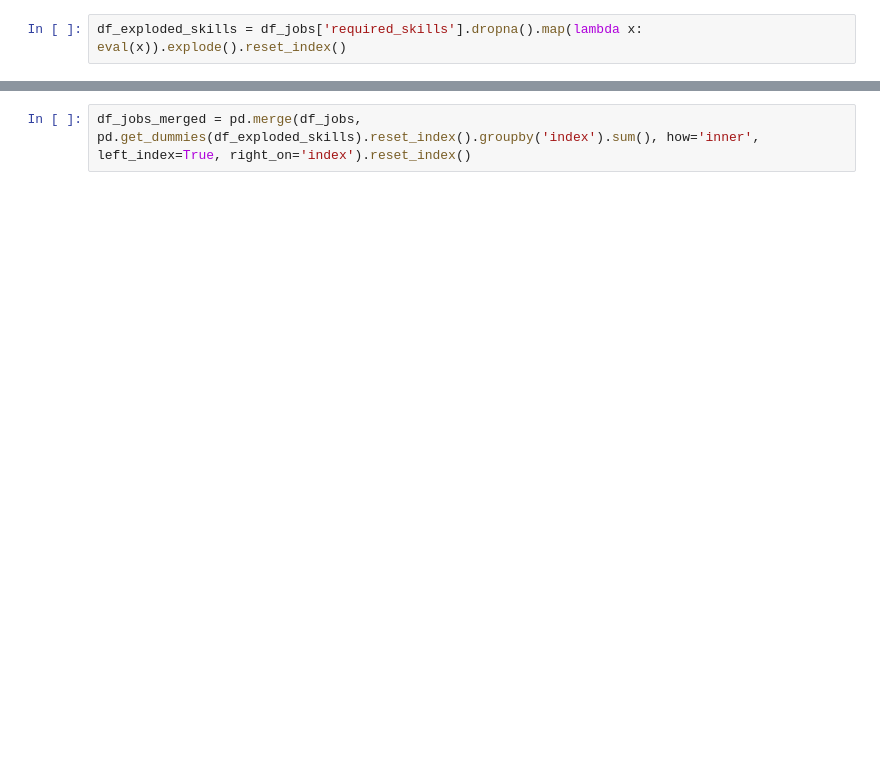
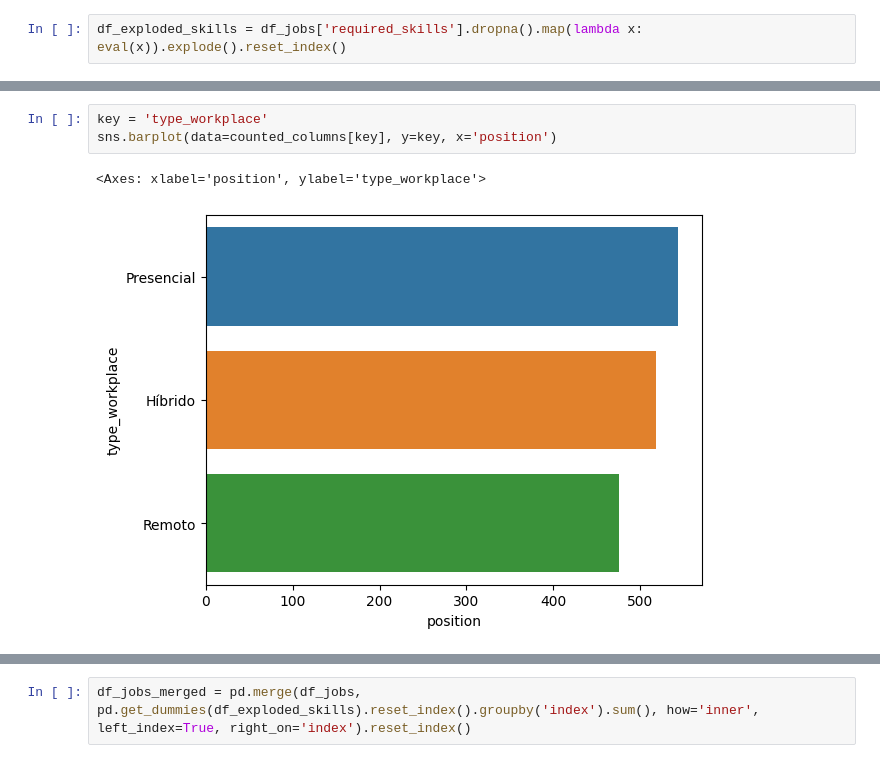
Before and after one commit to alexaiung/Data-Analytics-Job-Tendencies, a Jupyter notebook: job_analysis.ipynb, the cells around one changed output, grey strips where cells are left out. Drawn from its saved outputs; the diff is of its cells as text; blank space fills up the shorter version.

```diff
--- a/job_analysis.ipynb
+++ b/job_analysis.ipynb
@@ -628,0 +95,6 @@ plt.tight_layout()
+# %%
+key = 'type_workplace'
+sns.barplot(data=counted_columns[key], y=key, x='position')
+# %% [output]
+<Axes: xlabel='position', ylabel='type_workplace'>
+[figure, added]
```
Also changed, not shown: parts of 105 cells of this notebook, 2 other files.
